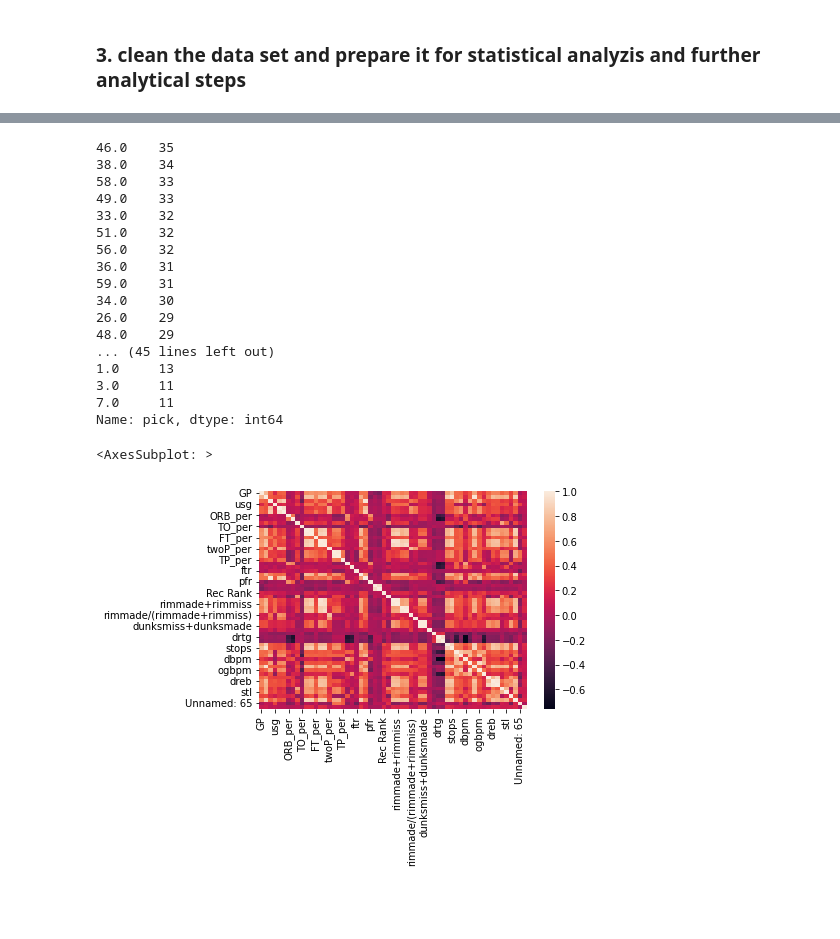
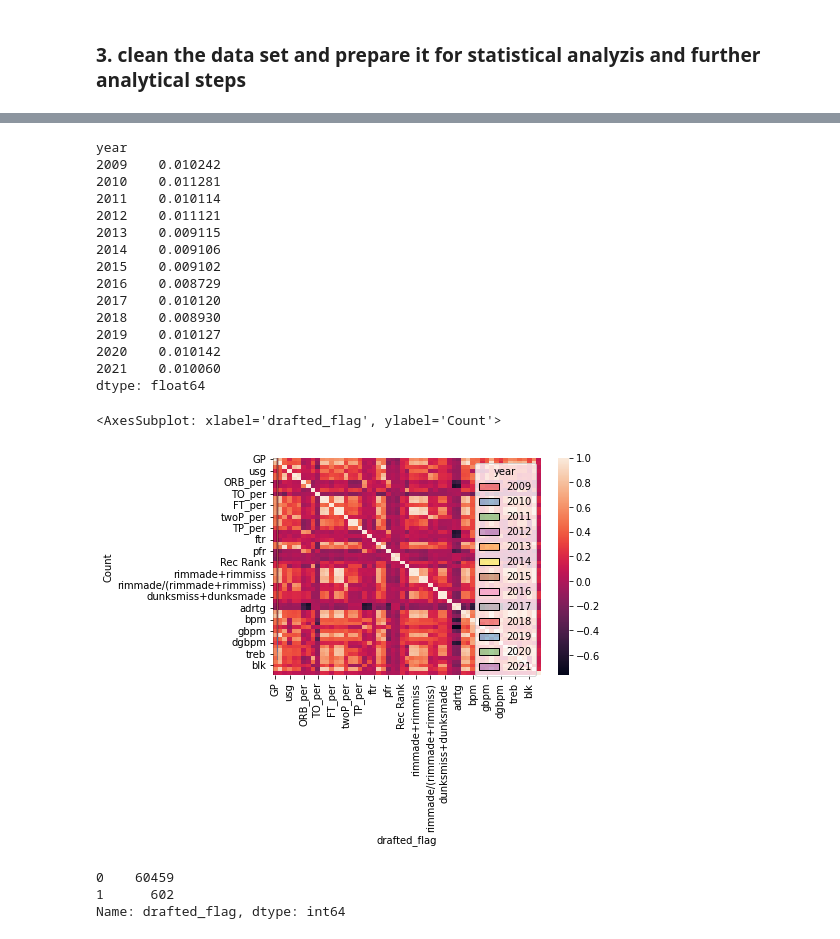
Before and after one commit to aczimermate/NBA-ML-project, a Jupyter notebook: EDA.ipynb, the cells around one changed output, grey strips where cells are left out. Drawn from its saved outputs; the diff is of its cells as text; code cells hidden in the pictures; blank space fills up the shorter version.

Commit message:
modified:   EDA.ipynb 	modified:   __pycache__/evaluation_framework.cpython-39.pyc 	new file:   corr_matrix_small.png 	modified:   evaluation_framework.py

```diff
--- a/EDA.ipynb
+++ b/EDA.ipynb
@@ -103,25 +100,52 @@ df.describe()
+# %%
+# basic statistics
+# print(df.describe())
+# print(df.pick.value_counts())
+
+# correlation matrix
+corr_matrix = df.corr()
+corr_matrix = corr_matrix[abs(corr_matrix) < 1]
+corr_matrix = corr_matrix.stack().reset_index()
+corr_matrix.columns = ['Variable1','Variable2','Correlation']
+# print(corr_matrix)
+
+# empirical distribution of the target feature
+drafted_per_year = df[df.drafted_flag == 1].groupby('year').count()['drafted_flag']
+count_per_year = df.groupby('year').count()['player_name']
+yearly_drafts = drafted_per_year/count_per_year
+print(yearly_drafts)
+
+# plot settings
+plt.rcParams['figure.figsize']=(5,5)
+
+# heatmap of the correlations
+sns.heatmap(df.corr(),annot=False)
+
+# histogram of the target feature
+sns.histplot(data=df, x="drafted_flag", hue="year",palette="Set1")
+
+# sns.pairplot(df, x_vars='draft_pick',y_vars=df.select_dtypes(include=['int64','float']).iloc[:,:-1],diag_kind = 'kde')
+# %% [output]
+year
+2009    0.010242
+2010    0.011281
+2011    0.010114
+2012    0.011121
+2013    0.009115
+2014    0.009106
+2015    0.009102
+2016    0.008729
+2017    0.010120
+2018    0.008930
+2019    0.010127
+2020    0.010142
+2021    0.010060
+dtype: float64
+<AxesSubplot: xlabel='drafted_flag', ylabel='Count'>
+[figure, added]
 # %%
-df.pick.value_counts()
+df.drafted_flag.value_counts()
 # %% [output]
-46.0    35
-38.0    34
-58.0    33
-49.0    33
-33.0    32
-51.0    32
-56.0    32
-36.0    31
-59.0    31
-34.0    30
-26.0    29
-48.0    29
-... (45 lines left out)
-1.0     13
-3.0     11
-7.0     11
-Name: pick, dtype: int64
+0    60459
+1      602
+Name: drafted_flag, dtype: int64
-# %%
-sns.heatmap(df.corr(),annot=False)
-# %% [output]
-<AxesSubplot: >
-[figure, removed]
```
Also changed, not shown: parts of 13 cells of this notebook, 5 other files.
